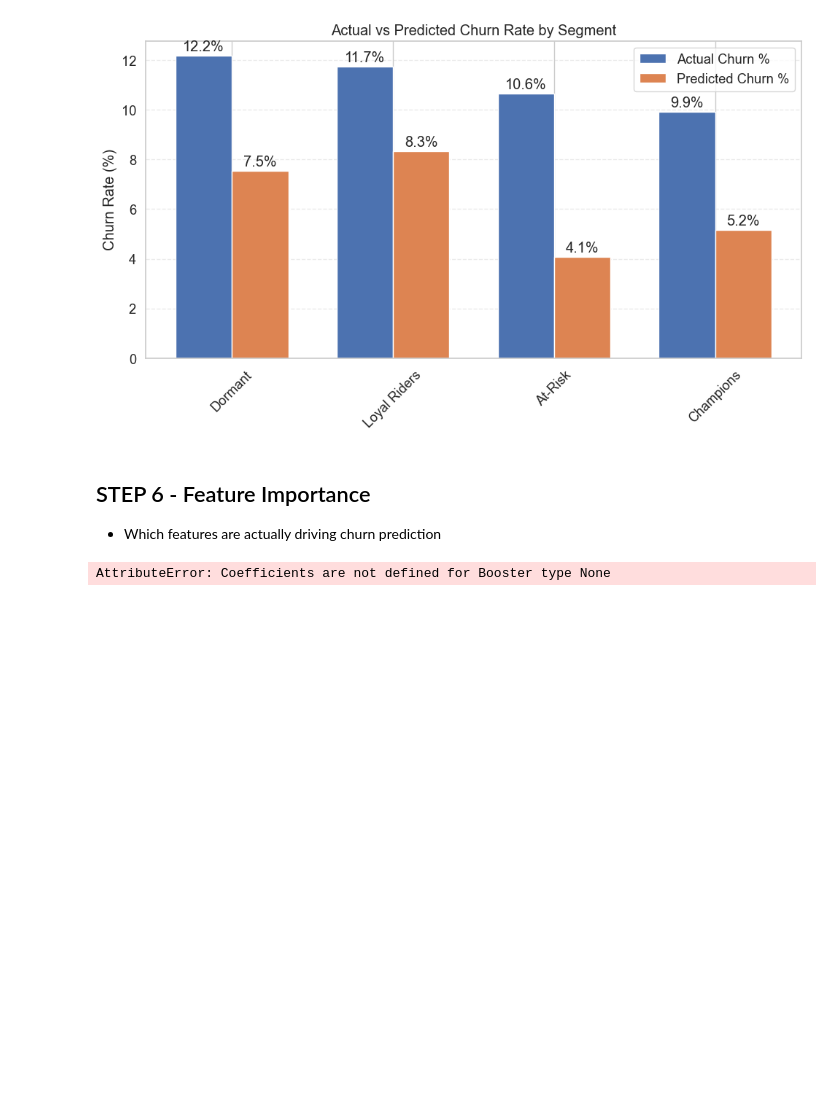
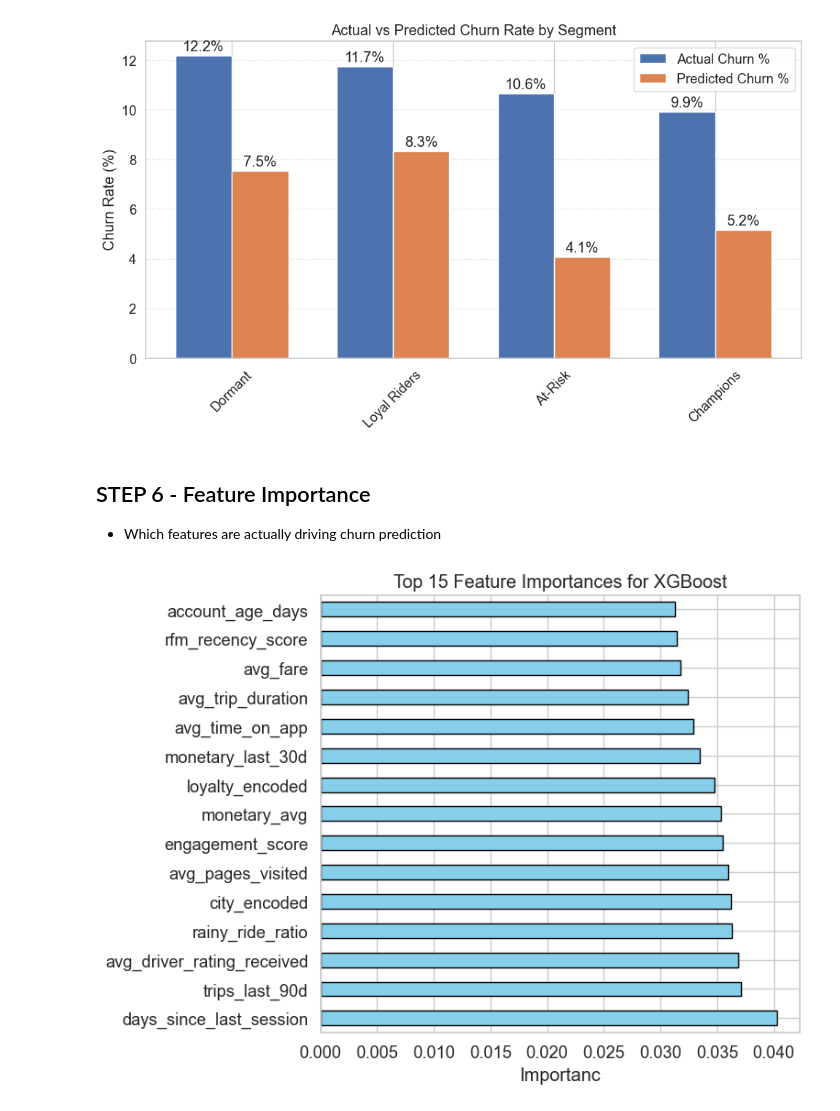
Before and after one commit to Kentony2003/Ridewise_London, a Jupyter notebook: notebooks/04_churn_prediction.ipynb, the cells around one changed output. Saved outputs shown, nothing was run; the diff lists cells and outputs as text; code cells hidden in the pictures; blank space fills up the shorter version.

Commit message:
Fix XGBoost coefficient error

```diff
--- a/notebooks/04_churn_prediction.ipynb
+++ b/notebooks/04_churn_prediction.ipynb
@@ -521,37 +521,34 @@ plt.show()
 # %%
 best_model = MODELS[best_name]
 
 if hasattr(best_model, "feature_importances_"):
     # For tree-based models like Random Forest and XGBoost
     importance = (
         pd.Series(best_model.feature_importances_, index=FEATURE_COLS)
         .sort_values(ascending=False)
         .head(15)
     )
 
     fig, ax = plt.subplots(figsize=(8, 6))
     importance.plot(kind="barh", ax=ax, color="skyblue", edgecolor="black")
-    ax.set(title=f"Top 15 Feature Importances for {best_name}", xlabel="Importance Score")
+    ax.set(title=f"Top 15 Feature Importances for {best_name}", xlabel="Importanc")
     plt.tight_layout()
     plt.show()
 
 else:
-    # Use the absolute value of the coefficients for linear models like Logistic Regression
-    coefs = (
-        pd.Series(np.abs(best_model.coef_[0]), index=FEATURE_COLS)
+    # Feature importance for XGBoost (tree-based)
+    importances = (
+        pd.Series(best_model.feature_importances_, index=FEATURE_COLS)
         .sort_values(ascending=False)
         .head(15)
         .sort_values()
     )
 
-    # Plot
     fig, ax = plt.subplots(figsize=(8, 6))
-    coefs.plot(kind="barh", ax=ax, color="salmon", edgecolor="black")
-    ax.set(
-        title=f"Top 15 Feature Coefficients for {best_name}",
-        xlabel="Coefficient Magnitude"
-    )
+    importances.plot(kind="barh", ax=ax)
+    ax.set_title("Top 15 Feature Importances (XGBoost)")
+    ax.set_xlabel("Importance Score")
     plt.tight_layout()
     plt.show()
 # %% [output]
-AttributeError: Coefficients are not defined for Booster type None
+[figure, added]
```
Also changed, not shown: parts of 3 cells of this notebook.
